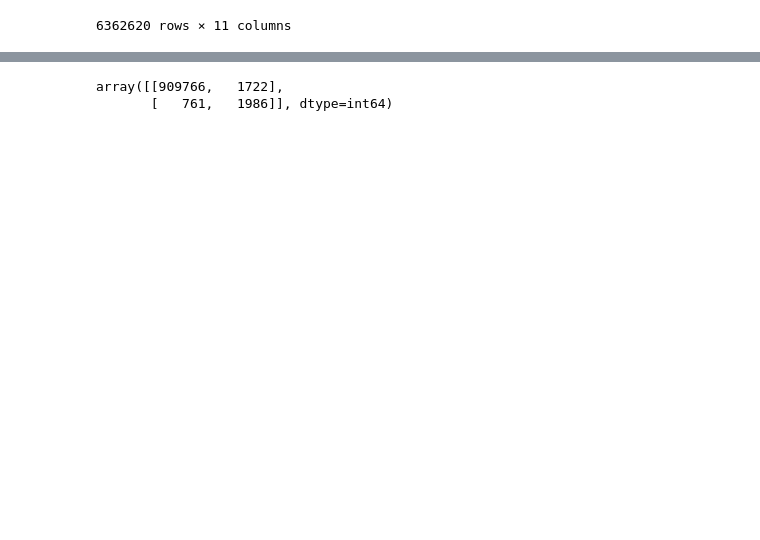
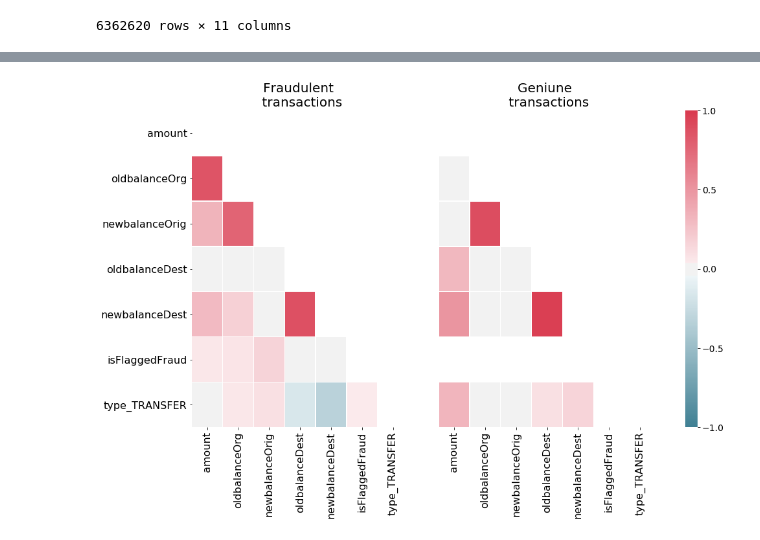
Before and after one commit to ankkit24/banking_transaction_fraud_detection, a Jupyter notebook: project_notebook.ipynb, the cells around one changed output, grey strips where cells are left out. Drawn from its saved outputs; the diff is of its cells as text; code cells hidden in the pictures; blank space fills up the shorter version.

```diff
--- a/project_notebook.ipynb
+++ b/project_notebook.ipynb
@@ -94,30 +110,59 @@ Types of transactions that have Frauds:  ['TRANSFER', 'CASH_OUT']
+# %%
+#Plotting the correlation between the features for fraud and genuine transactions
+X = trans_data_new.drop(columns=['isFraud'])
+
+# # removing the columns with low co-relation coefficient
+X = X.drop(columns=['nameOrig','nameDest','step'])
+
+# # Handling the categorical column using dummies in python
+X = pd.get_dummies(X,columns=['type'],drop_first=True)
+
+# # getting the dependent variable
+y = pd.DataFrame(trans_data_new['isFraud'])
+
+import seaborn as sns
+Xfraud = X.loc[y['isFraud']==1] # update Xfraud & XnonFraud with cleaned data
+Xnonfraud = X.loc[y['isFraud']==0]
+
+correlationFraud = Xfraud.loc[:, X.columns != 'step'].corr()
+mask = np.zeros_like(correlationFraud)
+indices = np.triu_indices_from(correlationFraud)
+mask[indices] = True
+
+grid_kws = {"width_ratios": (.9, .9, .05), "wspace": 0.2}
+f, (ax1, ax2, cbar_ax) = plt.subplots(1, 3, gridspec_kw=grid_kws, \
+                                     figsize = (14, 9))
+
+cmap = sns.diverging_palette(220, 8, as_cmap=True)
+ax1 =sns.heatmap(correlationFraud, ax = ax1, vmin = -1, vmax = 1, \
+    cmap = cmap, square = False, linewidths = 0.5, mask = mask, cbar = False)
+ax1.set_xticklabels(ax1.get_xticklabels(), size = 16);
+ax1.set_yticklabels(ax1.get_yticklabels(), size = 16);
+ax1.set_title('Fraudulent \n transactions', size = 20)
+
+correlationnonFraud = Xnonfraud.loc[:, X.columns != 'step'].corr()
+ax2 = sns.heatmap(correlationnonFraud, vmin = -1, vmax = 1, cmap = cmap, \
+ ax = ax2, square = False, linewidths = 0.5, mask = mask, yticklabels = False, \
+    cbar_ax = cbar_ax, cbar_kws={'orientation': 'vertical', \
+                                 'ticks': [-1, -0.5, 0, 0.5, 1]})
+ax2.set_xticklabels(ax2.get_xticklabels(), size = 16);
+ax2.set_title('Geniune \n transactions', size = 20);
+
+cbar_ax.set_yticklabels(cbar_ax.get_yticklabels(), size = 14);
+# %% [output]
+[figure, added]
 # %%
-# this is to get the independent varaibles
+# Snippet to create the train and test splits
 X = trans_data_new.drop(columns=['isFraud'])
 
-# # removing the columns with low co-relation coefficient
+# removing the columns with low co-relation coefficient
 X = X.drop(columns=['nameOrig','nameDest','step'])
 
-# # Handling the categorical column using dummies in python
+# Handling the categorical column using dummies in python
 X = pd.get_dummies(X,columns=['type'],drop_first=True)
 
-# # getting the dependent variable
+# getting the dependent variable
 y = pd.DataFrame(trans_data_new['isFraud'])
 
-# print(X)
-
-# # getting the train and test data
+# getting the train and test data
 X_train, X_test, y_train, y_test = train_test_split(X, y, test_size=0.33, random_state=42)
-
-#Accuracy and recall using logistic regression
-from sklearn.linear_model import LogisticRegression
-lr = LogisticRegression()
-lr.fit(X_train, y_train)
-y_pred = lr.predict(X_test)
-
-# accuracy_score(y_test, y_pred)
-confusion_matrix(y_test, y_pred)
-#recall_score(y_test, y_pred)
-# %% [output]
-array([[909766,   1722],
-       [   761,   1986]], dtype=int64)
```
Also changed, not shown: parts of 15 cells of this notebook.
